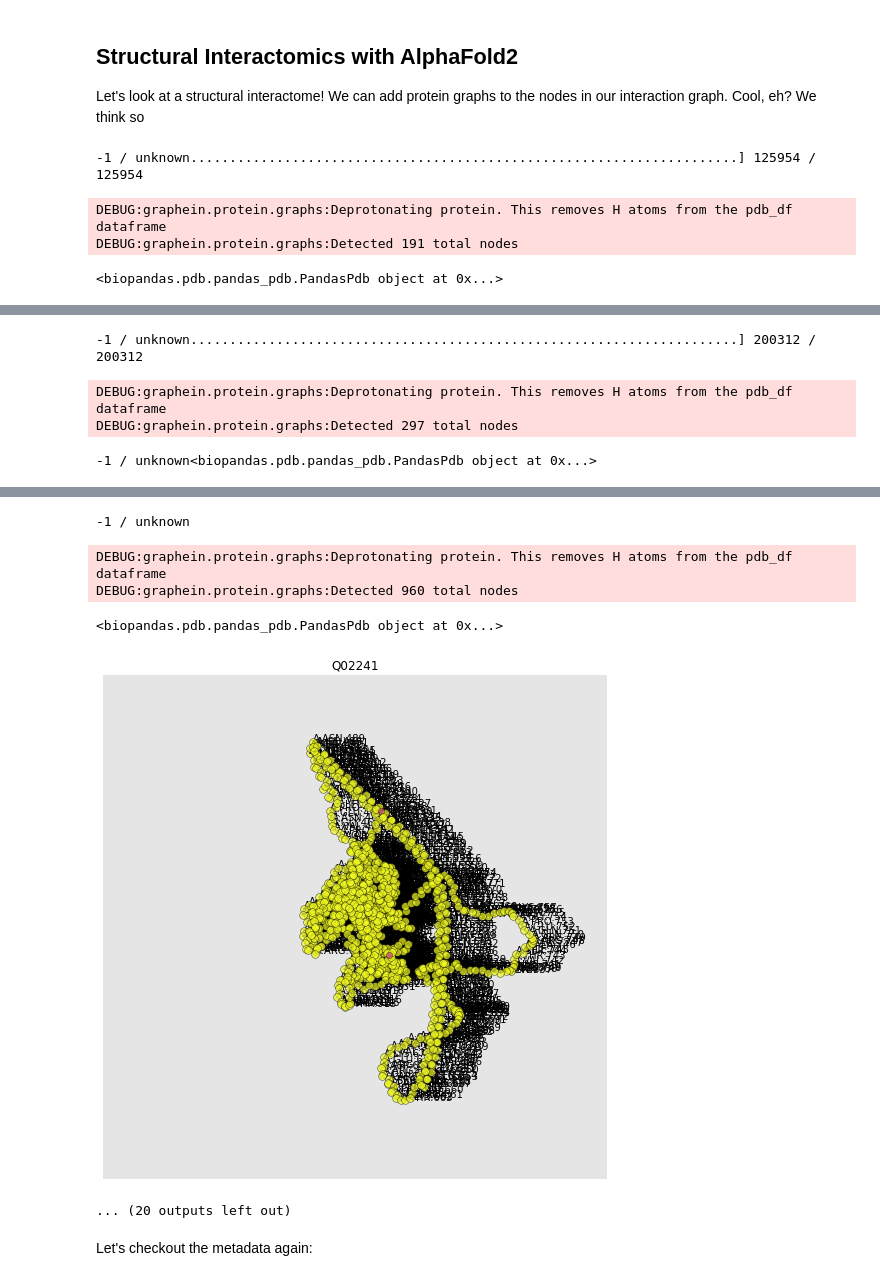
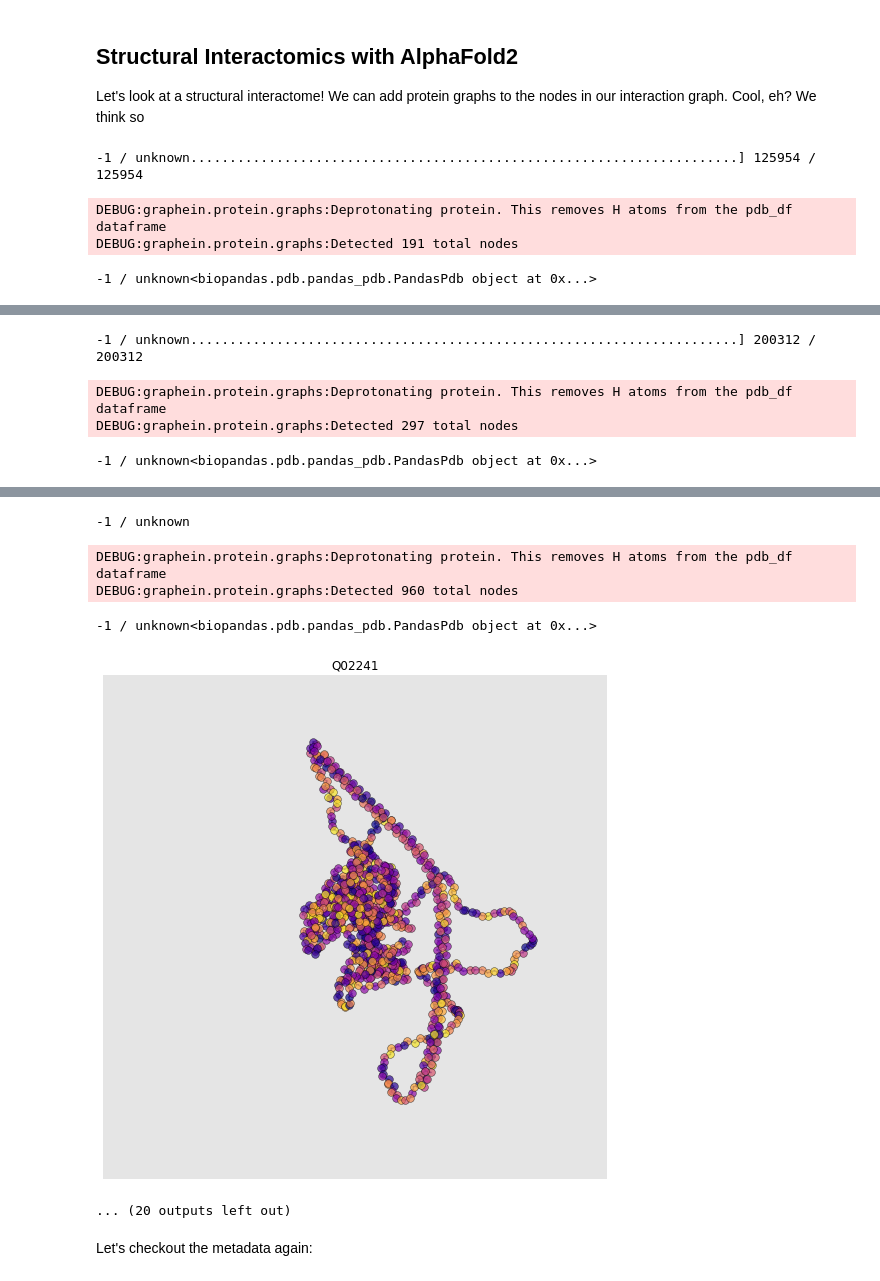
Before and after one commit to a-r-j/graphein, a Jupyter notebook: notebooks/ppi_graph.ipynb, the cells around one changed output, grey strips where cells are left out. Drawn from its saved outputs; the diff is of its cells as text; code cells hidden in the pictures.

```diff
--- a/notebooks/ppi_graph.ipynb
+++ b/notebooks/ppi_graph.ipynb
@@ -109,7 +108,7 @@ for n, d in g.nodes(data=True):
         d['protein_graph'] = pg
 
         # Plot
-        ax = plot_protein_structure_graph(pg)
+        ax = plot_protein_structure_graph(pg, label_node_ids=False, colour_nodes_by="residue_name")
         ax.set_title(d["uniprot_ids"][0])
         plt.show()
     except:
@@ -118,4 +117,4 @@ for n, d in g.nodes(data=True):
 -1 / unknown......................................................................] 125954 / 125954
 DEBUG:graphein.protein.graphs:Deprotonating protein. This removes H atoms from the pdb_df dataframe
 DEBUG:graphein.protein.graphs:Detected 191 total nodes
-<biopandas.pdb.pandas_pdb.PandasPdb object at 0x...>
+-1 / unknown<biopandas.pdb.pandas_pdb.PandasPdb object at 0x...>
@@ -128,8 +127,8 @@ DEBUG:graphein.protein.graphs:Detected 297 total nodes
 -1 / unknown
 DEBUG:graphein.protein.graphs:Deprotonating protein. This removes H atoms from the pdb_df dataframe
 DEBUG:graphein.protein.graphs:Detected 960 total nodes
-<biopandas.pdb.pandas_pdb.PandasPdb object at 0x...>
+-1 / unknown<biopandas.pdb.pandas_pdb.PandasPdb object at 0x...>
-[figure, old version]
+[figure, new version]
 ... (20 outputs left out)
 # %% [markdown]
 Let's checkout the metadata again:
```
Also changed, not shown: parts of 4 cells of this notebook, 6 other files.
